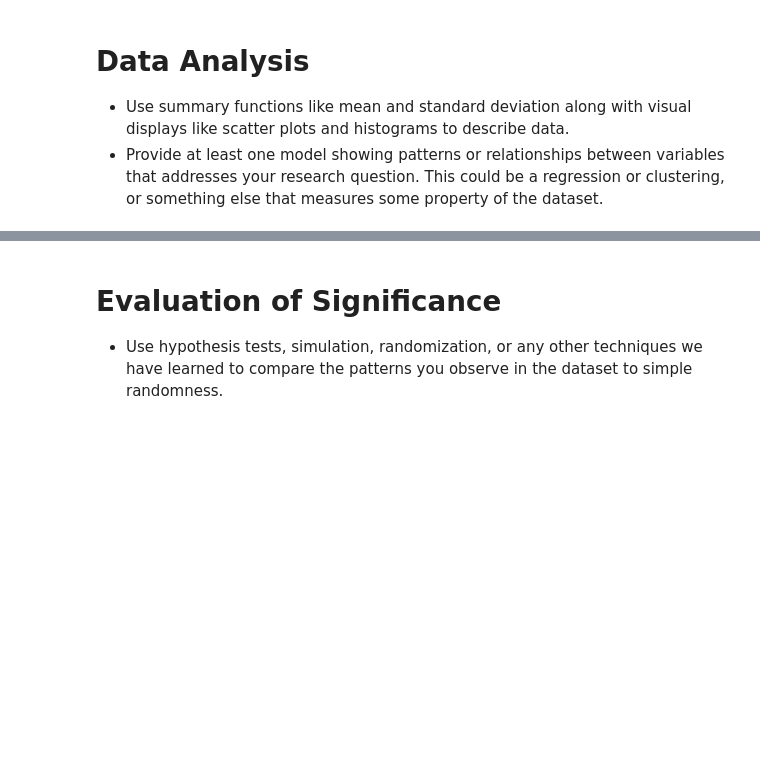
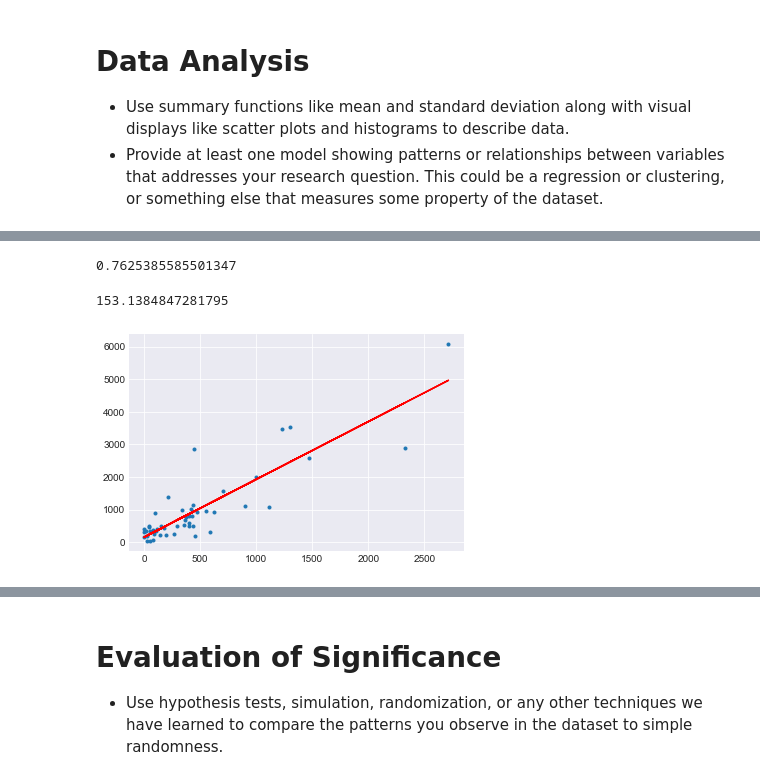
Before and after one commit to PeterGrib/2950-Project, a Jupyter notebook: CleanedUpVersion.ipynb, the cells around one changed output, grey strips where cells are left out. Saved outputs shown, nothing was run; the diff lists cells and outputs as text; code cells hidden in the pictures; blank space fills up the shorter version.

```diff
--- a/CleanedUpVersion.ipynb
+++ b/CleanedUpVersion.ipynb
@@ -287,0 +346,22 @@ Data Analysis
+# %%
+f_vs_m = LinearRegression().fit(comedy_line_breakdown[['Female Lines']],comedy_line_breakdown['Male Lines'])
+f_vs_m.score(comedy_line_breakdown[['Female Lines']],comedy_line_breakdown['Male Lines'])
+# %% [output]
+0.7625385585501347
+# %%
+f_vs_m.coef_[0]
+f_vs_m.intercept_
+# %% [output]
+153.1384847281795
+# %%
+plt.style.use('seaborn-darkgrid')
+
+
+predict = f_vs_m.predict(comedy_line_breakdown[['Female Lines']])
+
+
+plt.scatter(comedy_line_breakdown['Female Lines'],comedy_line_breakdown['Male Lines'], marker = '.')
+plt.plot(comedy_line_breakdown[['Female Lines']], predict, color = 'r')
+plt.show()
+# %% [output]
+[figure, added]
```
Also changed, not shown: parts of 17 cells of this notebook, 4 other files.
